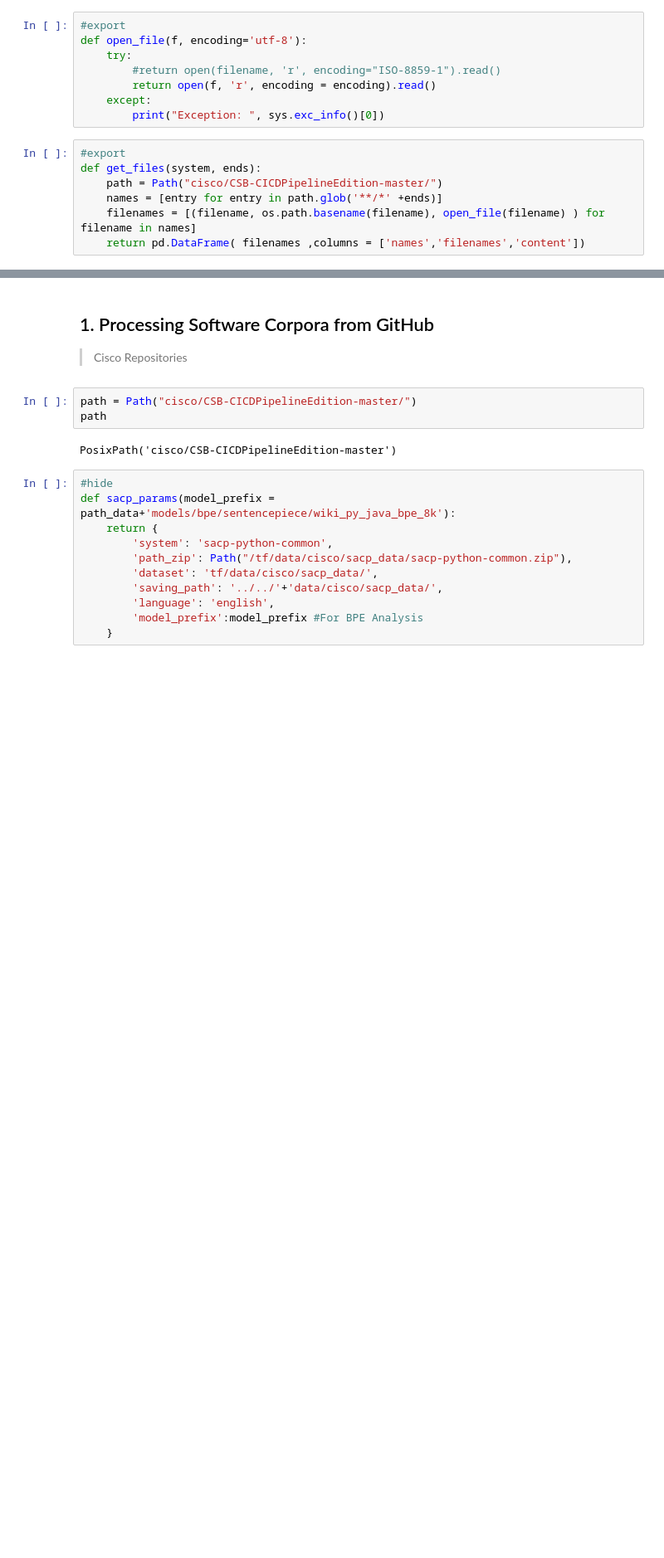
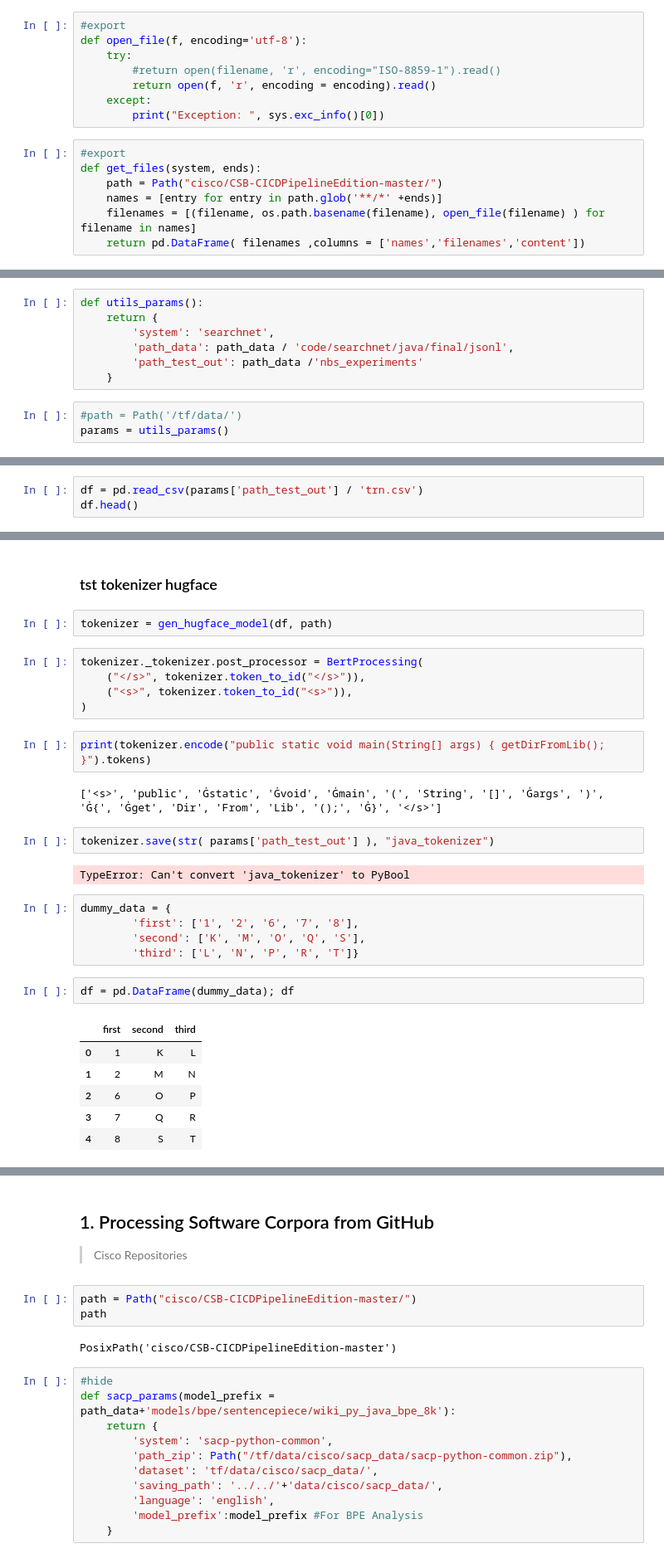
Before and after one commit to WM-SEMERU/ds4se, a Jupyter notebook: nbs/0.1_mgmnt.prep.ipynb, the cells around one changed output, grey strips where cells are left out. Shown at 83% size. Cells and saved outputs as stored; diff of their text form; blank space fills up the shorter version.

Commit message:
Searchnet exploration

```diff
--- a/nbs/0.1_mgmnt.prep.ipynb
+++ b/nbs/0.1_mgmnt.prep.ipynb
@@ -242,0 +350,10 @@ def get_files(system, ends):
+# %%
+def utils_params():
+    return {
+        'system': 'searchnet',
+        'path_data': path_data / 'code/searchnet/java/final/jsonl',
+        'path_test_out': path_data /'nbs_experiments'
+    }
+# %%
+#path = Path('/tf/data/')
+params = utils_params()
@@ -242,0 +379,3 @@ def get_files(system, ends):
+# %%
+df = pd.read_csv(params['path_test_out'] / 'trn.csv')
+df.head()
@@ -242,0 +389,31 @@ def get_files(system, ends):
+# %% [markdown]
+### tst tokenizer hugface
+# %%
+tokenizer = gen_hugface_model(df, path)
+# %%
+tokenizer._tokenizer.post_processor = BertProcessing(
+    ("</s>", tokenizer.token_to_id("</s>")),
+    ("<s>", tokenizer.token_to_id("<s>")),
+)
+# %%
+print(tokenizer.encode("public static void main(String[] args) { getDirFromLib(); }").tokens)
+# %% [output]
+['<s>', 'public', 'Ġstatic', 'Ġvoid', 'Ġmain', '(', 'String', '[]', 'Ġargs', ')', 'Ġ{', 'Ġget', 'Dir', 'From', 'Lib', '();', 'Ġ}', '</s>']
+# %%
+tokenizer.save(str( params['path_test_out'] ), "java_tokenizer")
+# %% [output]
+TypeError: Can't convert 'java_tokenizer' to PyBool
+# %%
+dummy_data = {
+        'first': ['1', '2', '6', '7', '8'],
+        'second': ['K', 'M', 'O', 'Q', 'S'],
+        'third': ['L', 'N', 'P', 'R', 'T']}
+# %%
+df = pd.DataFrame(dummy_data); df
+# %% [output]
+|  | first | second | third |
+| 0 | 1 | K | L |
+| 1 | 2 | M | N |
+| 2 | 6 | O | P |
+| 3 | 7 | Q | R |
+| 4 | 8 | S | T |
```
Also changed, not shown: parts of 19 cells of this notebook.
